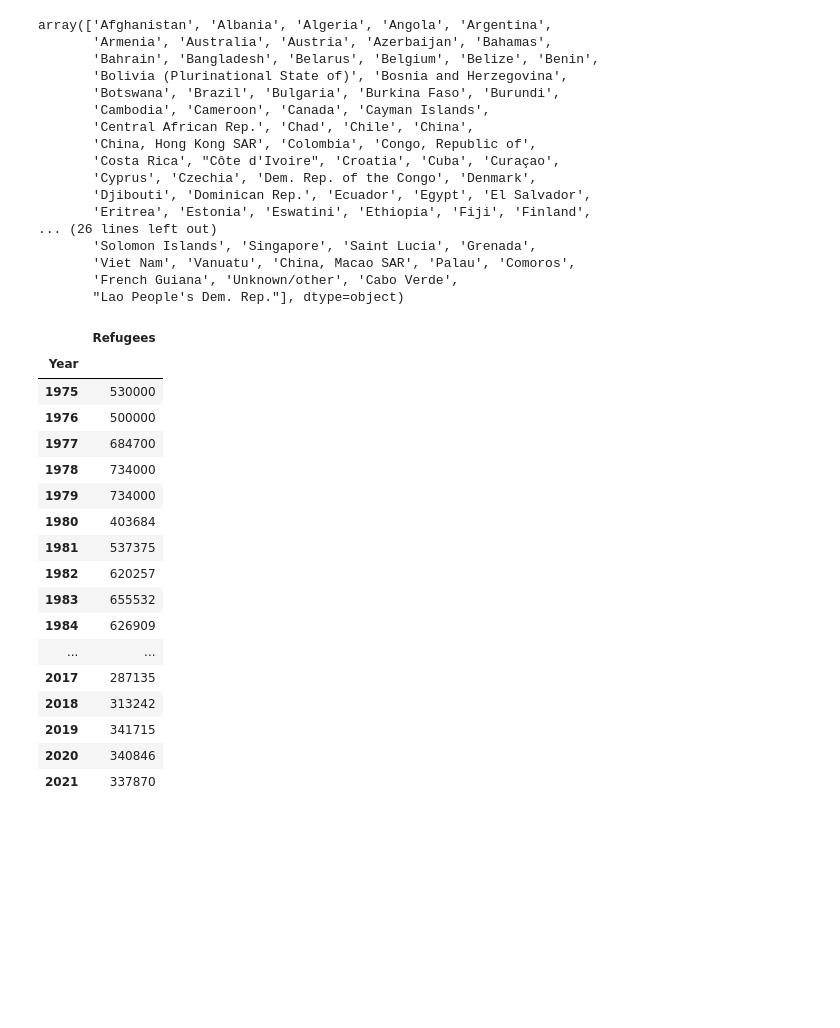
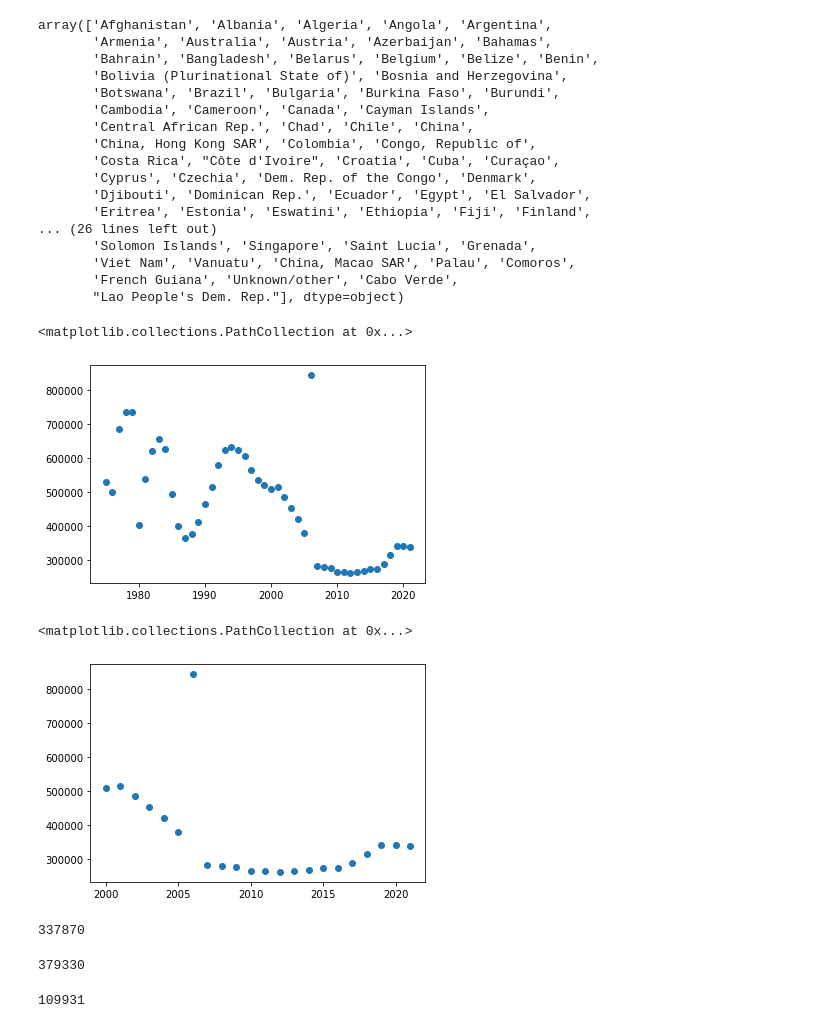
Before and after one commit to nss-data-science-cohort-7/un-exploration-sourish33, a Jupyter notebook: notebooks/refugees.ipynb, the cells around one changed output. Cells and saved outputs as stored; diff of their text form; code cells hidden in the pictures; blank space fills up the shorter version.

```diff
--- a/notebooks/refugees.ipynb
+++ b/notebooks/refugees.ipynb
@@ -197,23 +209,34 @@ array(['Afghanistan', 'Albania', 'Algeria', 'Angola', 'Argentina',
        'French Guiana', 'Unknown/other', 'Cabo Verde',
        "Lao People's Dem. Rep."], dtype=object)
 # %%
-refugees_df[refugees_df["Acceptor"]=="United States of America"].groupby(by="Year").sum()
+refugees_usa_df = refugees_df[refugees_df["Acceptor"]=="United States of America"].groupby(by="Year").sum()
+refugees_usa_df.reset_index(inplace=True)
-# %% [output]
-|  | Refugees |
-| Year |  |
-| 1975 | 530000 |
-| 1976 | 500000 |
-| 1977 | 684700 |
-| 1978 | 734000 |
-| 1979 | 734000 |
-| 1980 | 403684 |
-| 1981 | 537375 |
-| 1982 | 620257 |
-| 1983 | 655532 |
-| 1984 | 626909 |
-| ... | ... |
-| 2017 | 287135 |
-| 2018 | 313242 |
-| 2019 | 341715 |
-| 2020 | 340846 |
-| 2021 | 337870 |
+# %%
+plt.scatter(refugees_usa_df["Year"], refugees_usa_df["Refugees"])
+# %% [output]
+<matplotlib.collections.PathCollection at 0x...>
+[figure, added]
+# %%
+refugees_usa_recent_df = refugees_usa_df[refugees_usa_df["Year"]>=2000]
+plt.scatter(refugees_usa_recent_df["Year"], refugees_usa_recent_df["Refugees"])
+# %% [output]
+<matplotlib.collections.PathCollection at 0x...>
+[figure, added]
+# %%
+refugees_usa_df = refugees_df[(refugees_df["Acceptor"]=="United States of America") & (refugees_df["Year"] == 2021)]
+refugees_usa_df.sort_values(by="Refugees", ascending=False)
+refugees_usa_df["Refugees"].sum()
+# %% [output]
+337870
+# %%
+refugees_usa_df = refugees_df[(refugees_df["Acceptor"]=="United States of America") & (refugees_df["Year"] == 2005)]
+refugees_usa_df.sort_values(by="Refugees", ascending=False)
+refugees_usa_df["Refugees"].sum()
+# %% [output]
+379330
+# %%
+refugees_usa_df = refugees_df[(refugees_df["Origin"]=="Bosnia and Herzegovina") & (refugees_df["Year"] == 2005)]
+refugees_usa_df.sort_values(by="Refugees", ascending=False)
+refugees_usa_df["Refugees"].sum()
+# %% [output]
+109931
```
Also changed, not shown: parts of 26 cells of this notebook.
